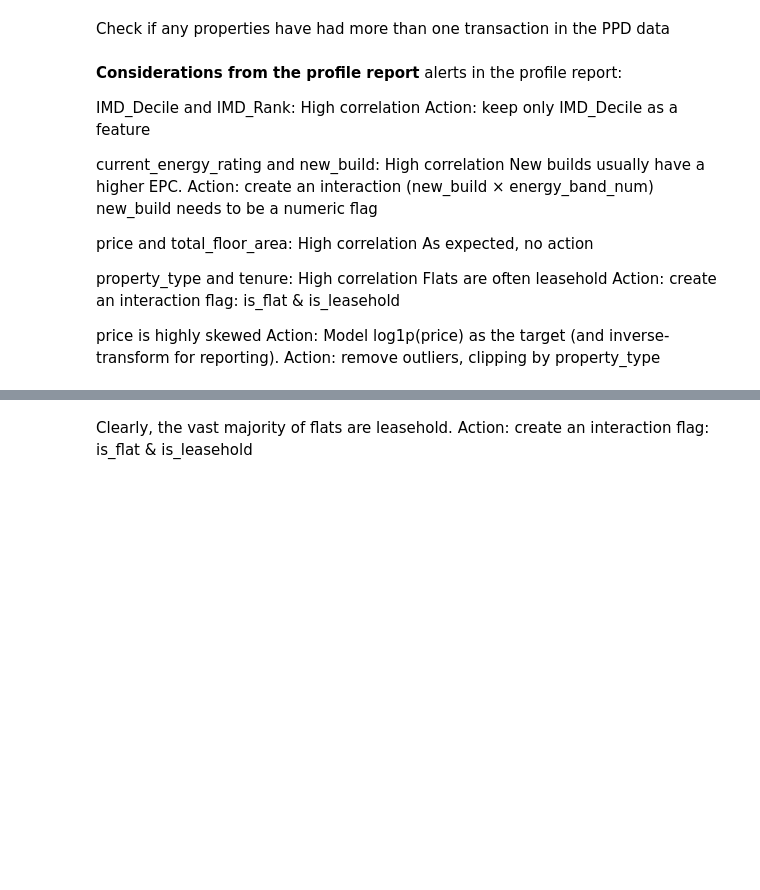
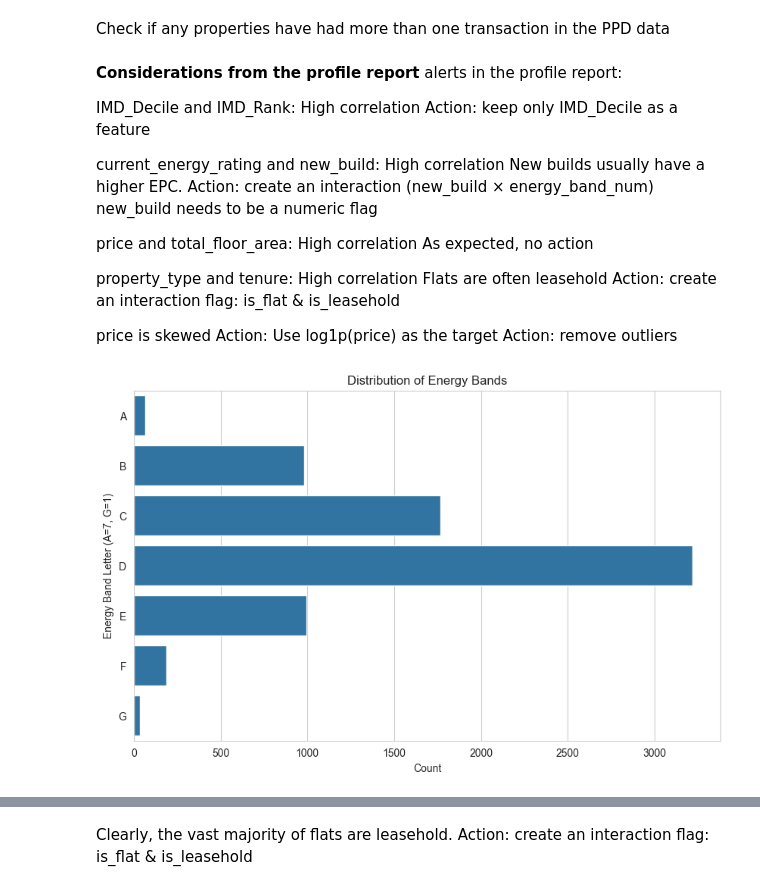
Before and after one commit to maleeper/Midlands_House_Prices, a Jupyter notebook: jupyter_notebooks/06 Data Cleaning and Feature Engineering.ipynb, the cells around one changed output, grey strips where cells are left out. Saved outputs shown, nothing was run; the diff lists cells and outputs as text; code cells hidden in the pictures; blank space fills up the shorter version.

```diff
--- a/jupyter_notebooks/06 Data Cleaning and Feature Engineering.ipynb
+++ b/jupyter_notebooks/06 Data Cleaning and Feature Engineering.ipynb
@@ -138,30 +217,32 @@ property_type and tenure: High correlation
 Flats are often leasehold
 Action: create an interaction flag: is_flat & is_leasehold
 
-price is highly skewed
-Action: Model log1p(price) as the target (and inverse-transform for reporting).
-Action: remove outliers, clipping by property_type
+price is skewed
+Action: Use log1p(price) as the target
+Action: remove outliers
 # %%
 # Energy band A is best, G is worst
 # create a new numeric feature energy_band_num where A=7, B=6, C=5, D=4, E=3, F=2, G=1
 df['energy_band_num'] = df['current_energy_rating'].map({
     'A': 7,
     'B': 6,
     'C': 5,
     'D': 4,
     'E': 3,
     'F': 2,
     'G': 1
  })
 
-# plot the distribution of energy_band_num
+# plot of Energy band distribution best to worst
 plt.figure(figsize=(10, 6))
-sns.countplot(data=df, x='energy_band_num')
+sns.countplot(data=df, y='energy_band_num', order=sorted(df['energy_band_num'].unique(), reverse=True))
 plt.title('Distribution of Energy Bands')
-plt.xlabel('Energy Band Letter and Number')
-plt.ylabel('Count')
-plt.xticks(ticks=range(7), labels=['A: 7', 'B: 6', 'C: 5', 'D: 4', 'E: 3', 'F: 2', 'G: 1'])
+plt.ylabel('Energy Band Letter (A=7, G=1)')
+plt.xlabel('Count')
+plt.yticks(ticks=range(7), labels=['A', 'B', 'C', 'D', 'E', 'F', 'G'])
 plt.show()
+# %% [output]
+[figure, added]
 # %%
 # new_build needs to be a numeric flag
 # Action: create an interaction (is_new_build_energy_band_num)
```
Also changed, not shown: parts of 33 cells of this notebook, 2 other files.
